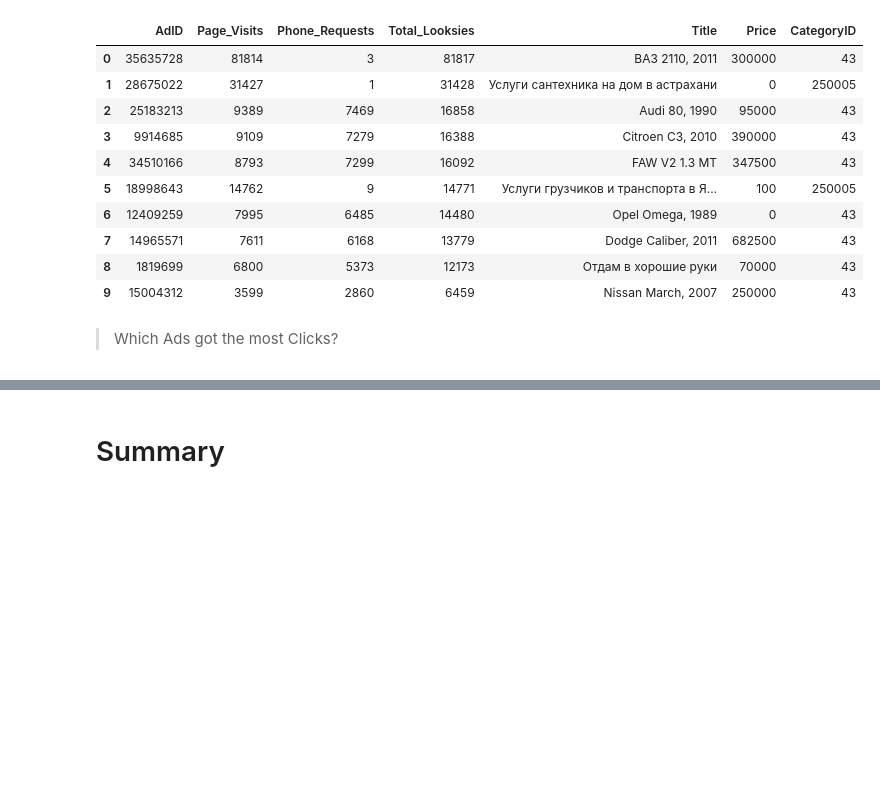
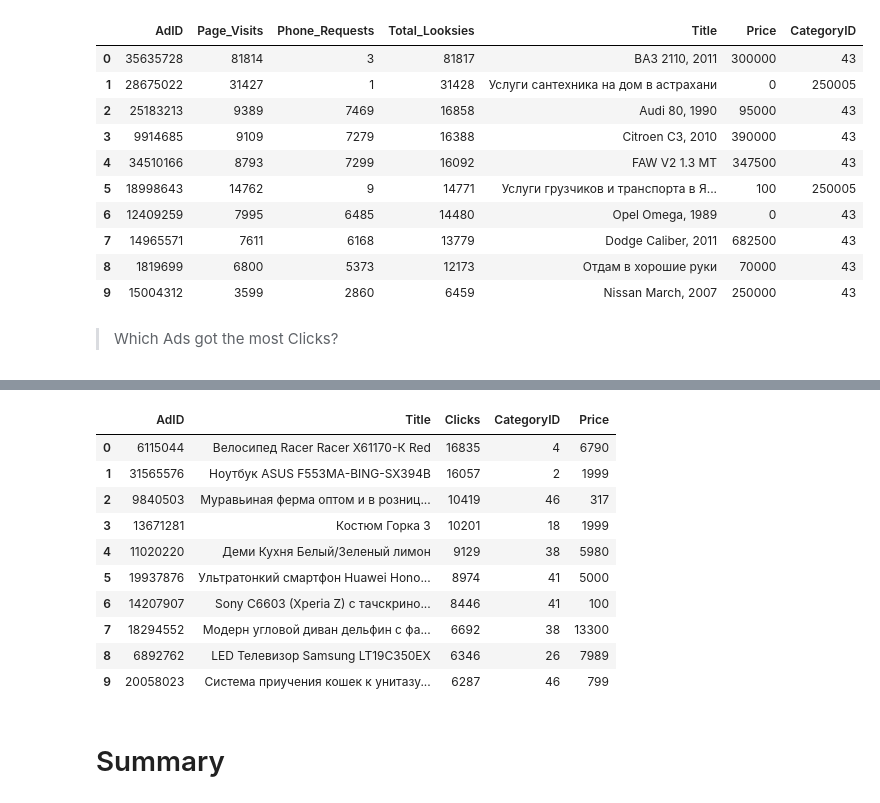
Before and after one commit to otosky/avito_ad_clicks, a Jupyter notebook: 1_eda_sql.ipynb, the cells around one changed output, grey strips where cells are left out. Cells and saved outputs as stored; diff of their text form; code cells hidden in the pictures; blank space fills up the shorter version.

```diff
--- a/1_eda_sql.ipynb
+++ b/1_eda_sql.ipynb
@@ -380,13 +380,15 @@ Wall time: 3min 39s
 # %% [markdown]
 > Which Ads got the most Clicks?
 # %%
+# note: if you didn't run the batch_create_tables.py script earlier to
+# create indexes, expect a painfully slow query
 q='''
 WITH top_clicks AS (
     SELECT AdID, COUNT(IsClick) AS Clicks
     FROM trainSearchStream tss
     WHERE IsClick=1
     GROUP BY AdID
-    ORDER BY Clicks DESC
+    ORDER BY COUNT(IsClick) DESC
     LIMIT 10
 )
 
@@ -396,3 +398,4 @@ JOIN AdsInfo a
 ON t.AdID = a.AdID;
 '''
 %time pd.read_sql_query(q, conn)
+# %% [output]
@@ -399,3 +404,14 @@ ON t.AdID = a.AdID;
+|  | AdID | Title | Clicks | CategoryID | Price |
+| 0 | 6115044 | Велосипед Racer Racer X61170-К Red | 16835 | 4 | 6790 |
+| 1 | 31565576 | Ноутбук ASUS F553MA-BING-SX394B | 16057 | 2 | 1999 |
+| 2 | 9840503 | Муравьиная ферма оптом и в розниц... | 10419 | 46 | 317 |
+| 3 | 13671281 | Костюм Горка 3 | 10201 | 18 | 1999 |
+| 4 | 11020220 | Деми Кухня Белый/Зеленый лимон | 9129 | 38 | 5980 |
+| 5 | 19937876 | Ультратонкий смартфон Huawei Hono... | 8974 | 41 | 5000 |
+| 6 | 14207907 | Sony C6603 (Xperia Z) с тачскрино... | 8446 | 41 | 100 |
+| 7 | 18294552 | Модерн угловой диван дельфин с фа... | 6692 | 38 | 13300 |
+| 8 | 6892762 | LED Телевизор Samsung LT19C350EX | 6346 | 26 | 7989 |
+| 9 | 20058023 | Система приучения кошек к унитазу... | 6287 | 46 | 799 |
 # %% [markdown]
 # Summary
 # %% [markdown]
```
Also changed, not shown: parts of 1 cell of this notebook, 1 other file.
